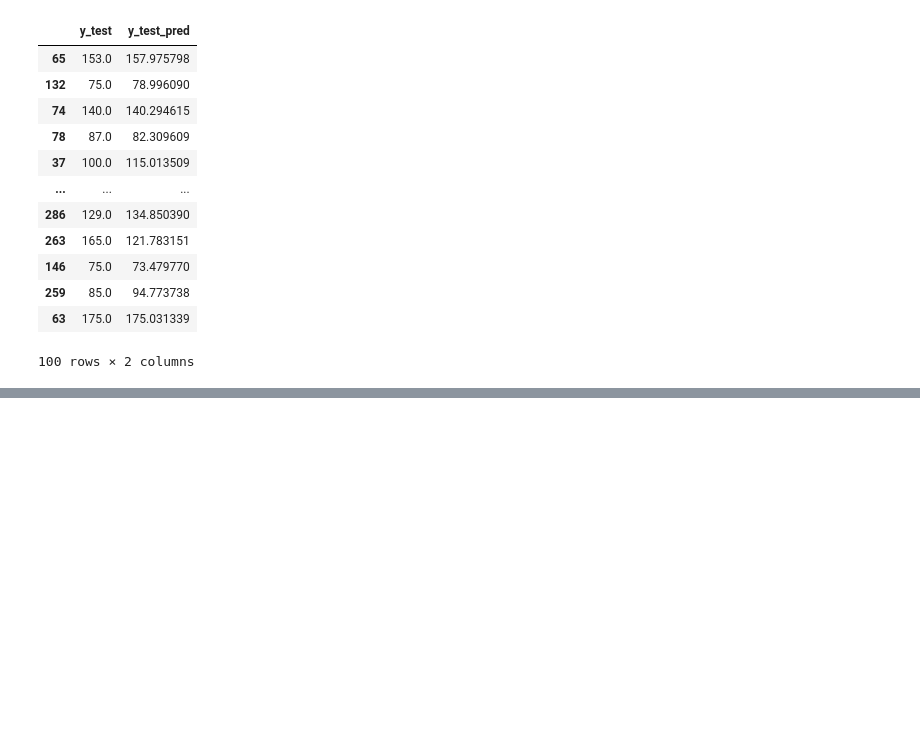
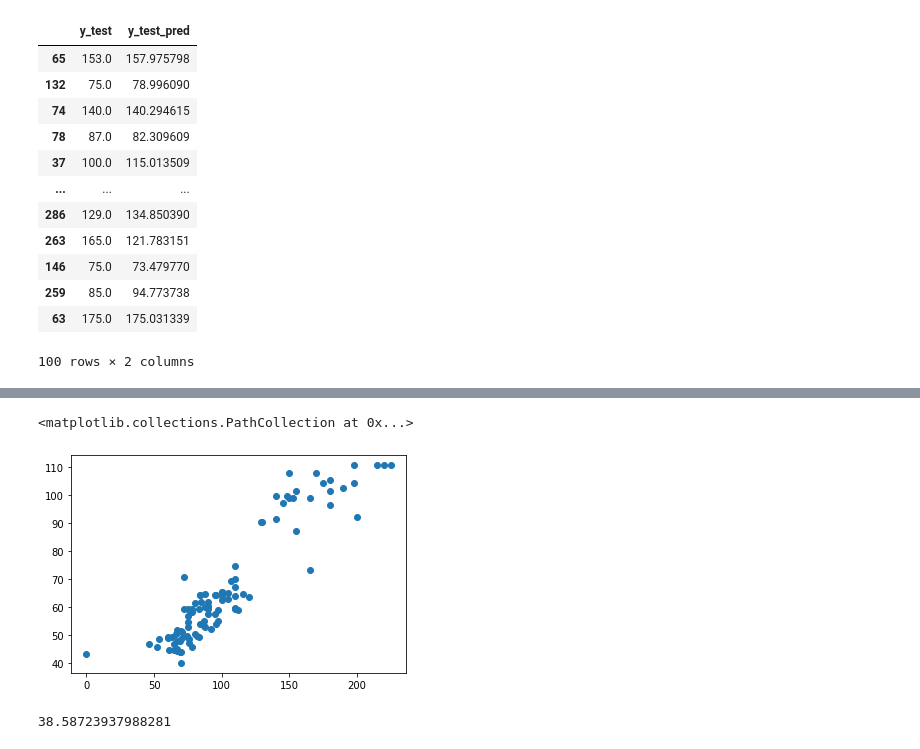
Before and after one commit to rfaria/ML-Playground, a Jupyter notebook: Linear_Regression_Example.ipynb, the cells around one changed output, grey strips where cells are left out. Saved outputs shown, nothing was run; the diff lists cells and outputs as text; code cells hidden in the pictures; blank space fills up the shorter version.

```diff
--- a/Linear_Regression_Example.ipynb
+++ b/Linear_Regression_Example.ipynb
@@ -64,0 +115,10 @@ pd.DataFrame({"y_test": y_test, "y_test_pred": y_test_pred})
+# %%
+import xgboost as xgb
+reg = xgb.XGBRegressor(objective ='reg:linear',
+                       colsample_bytree = 0.3,
+                       learning_rate = 0.1,
+                       max_depth = 5,
+                       alpha = 10,
+                       n_estimators = 10)
+# %%
+reg.fit(X_train, y_train)
@@ -64,0 +128,15 @@ pd.DataFrame({"y_test": y_test, "y_test_pred": y_test_pred})
+# %%
+y_test_pred = reg.predict(X_test)
+# %%
+import matplotlib.pyplot as plt
+
+plt.scatter(y_test, y_test_pred)
+# %% [output]
+<matplotlib.collections.PathCollection at 0x...>
+[figure, added]
+# %%
+from sklearn.metrics import mean_absolute_error
+
+mean_absolute_error(y_test, y_test_pred)
+# %% [output]
+38.58723937988281
```
Also changed, not shown: parts of 31 cells of this notebook.
